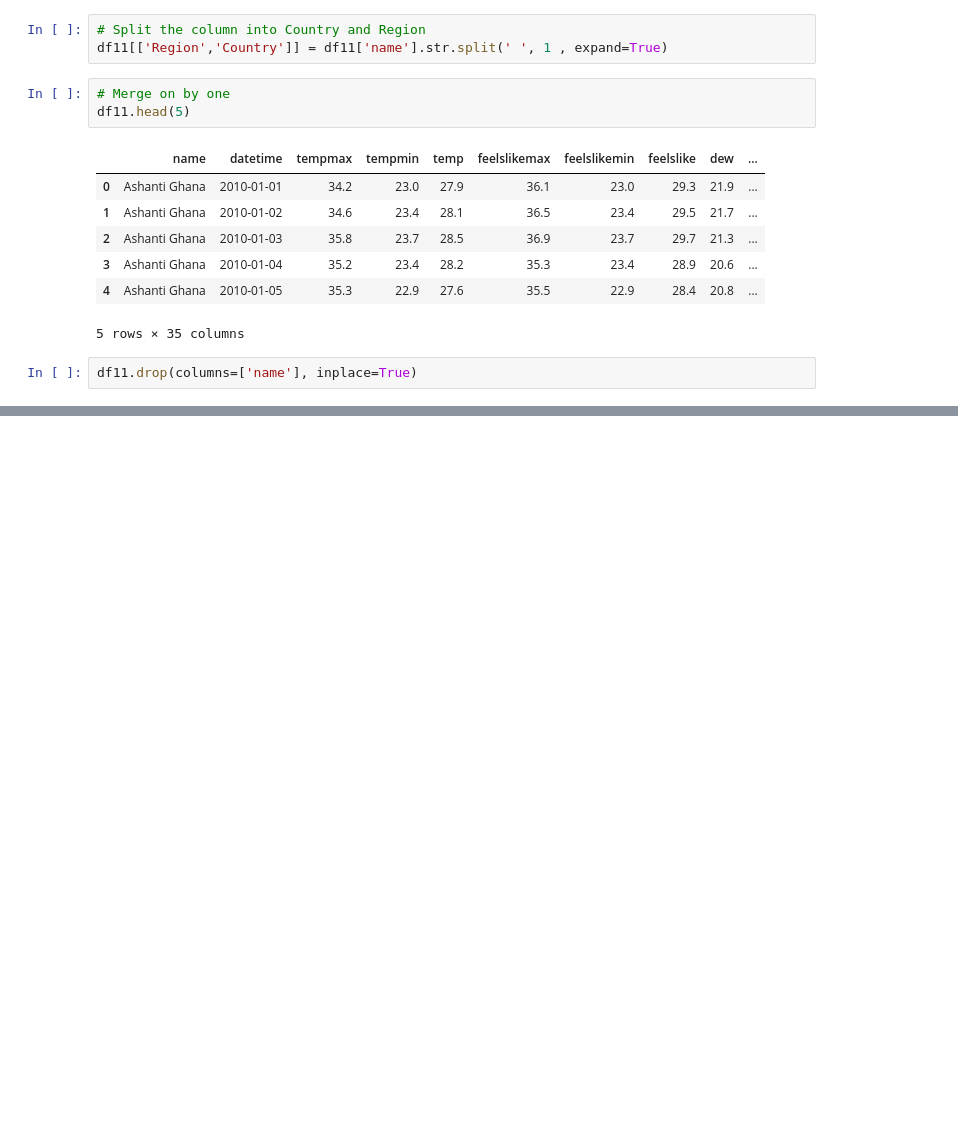
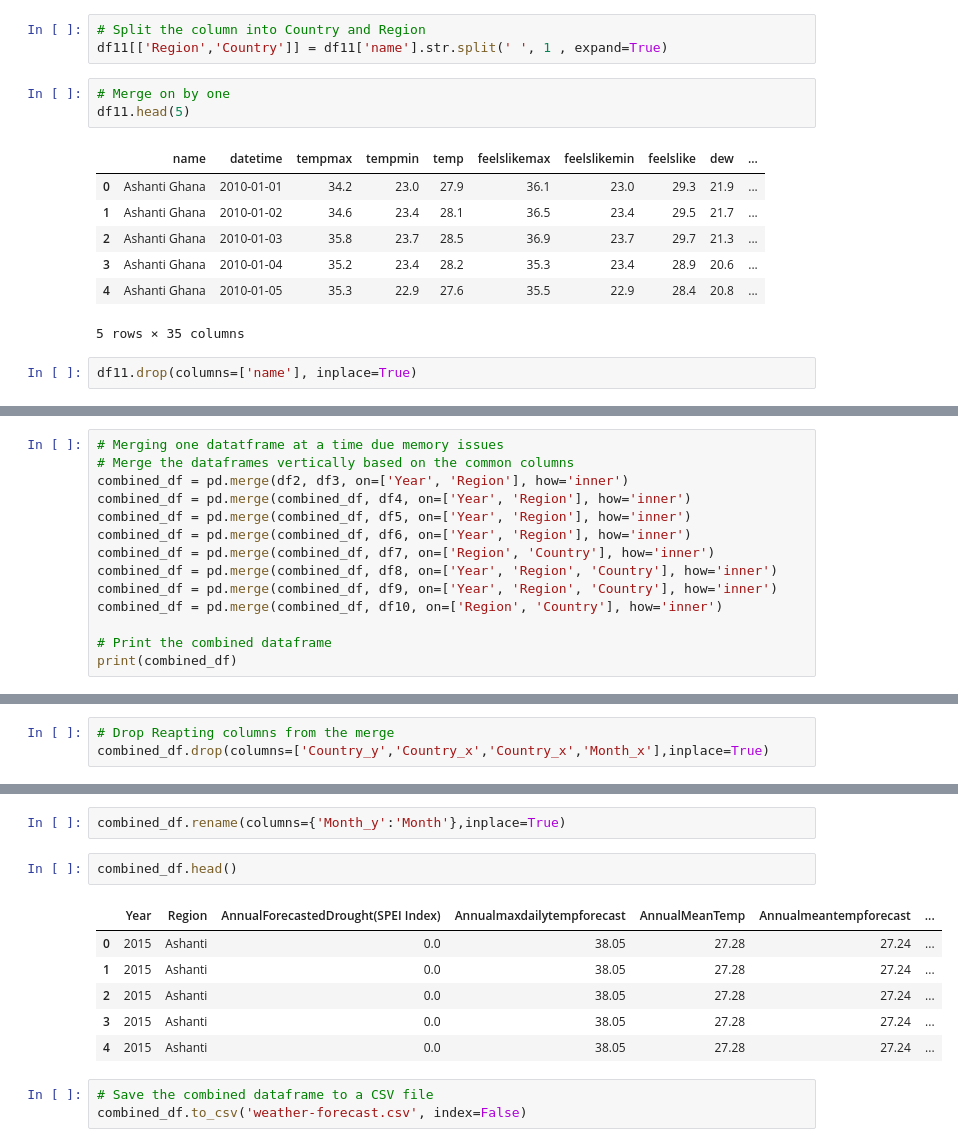
Before and after one commit to Sk2195/The-Chocolate-Project, a Jupyter notebook: Data Cleaning/weather-filecleaning.ipynb, the cells around one changed output, grey strips where cells are left out. Cells and saved outputs as stored; diff of their text form; blank space fills up the shorter version.

```diff
--- a/Data Cleaning/weather-filecleaning.ipynb
+++ b/Data Cleaning/weather-filecleaning.ipynb
@@ -615,0 +592,14 @@ for filename, df in dataframes.items():
+# %%
+# Merging one datatframe at a time due memory issues
+# Merge the dataframes vertically based on the common columns
+combined_df = pd.merge(df2, df3, on=['Year', 'Region'], how='inner')
+combined_df = pd.merge(combined_df, df4, on=['Year', 'Region'], how='inner')
+combined_df = pd.merge(combined_df, df5, on=['Year', 'Region'], how='inner')
+combined_df = pd.merge(combined_df, df6, on=['Year', 'Region'], how='inner')
+combined_df = pd.merge(combined_df, df7, on=['Region', 'Country'], how='inner')
+combined_df = pd.merge(combined_df, df8, on=['Year', 'Region', 'Country'], how='inner')
+combined_df = pd.merge(combined_df, df9, on=['Year', 'Region', 'Country'], how='inner')
+combined_df = pd.merge(combined_df, df10, on=['Region', 'Country'], how='inner')
+
+# Print the combined dataframe
+print(combined_df)
@@ -615,0 +624,3 @@ for filename, df in dataframes.items():
+# %%
+# Drop Reapting columns from the merge
+combined_df.drop(columns=['Country_y','Country_x','Country_x','Month_x'],inplace=True)
@@ -615,0 +637,14 @@ for filename, df in dataframes.items():
+# %%
+combined_df.rename(columns={'Month_y':'Month'},inplace=True)
+# %%
+combined_df.head()
+# %% [output]
+|  | Year | Region | AnnualForecastedDrought(SPEI Index) | Annualmaxdailytempforecast | AnnualMeanTemp | Annualmeantempforecast | ... |
+| 0 | 2015 | Ashanti | 0.0 | 38.05 | 27.28 | 27.24 | ... |
+| 1 | 2015 | Ashanti | 0.0 | 38.05 | 27.28 | 27.24 | ... |
+| 2 | 2015 | Ashanti | 0.0 | 38.05 | 27.28 | 27.24 | ... |
+| 3 | 2015 | Ashanti | 0.0 | 38.05 | 27.28 | 27.24 | ... |
+| 4 | 2015 | Ashanti | 0.0 | 38.05 | 27.28 | 27.24 | ... |
+# %%
+# Save the combined dataframe to a CSV file
+combined_df.to_csv('weather-forecast.csv', index=False)
```
Also changed, not shown: parts of 3 cells of this notebook.
